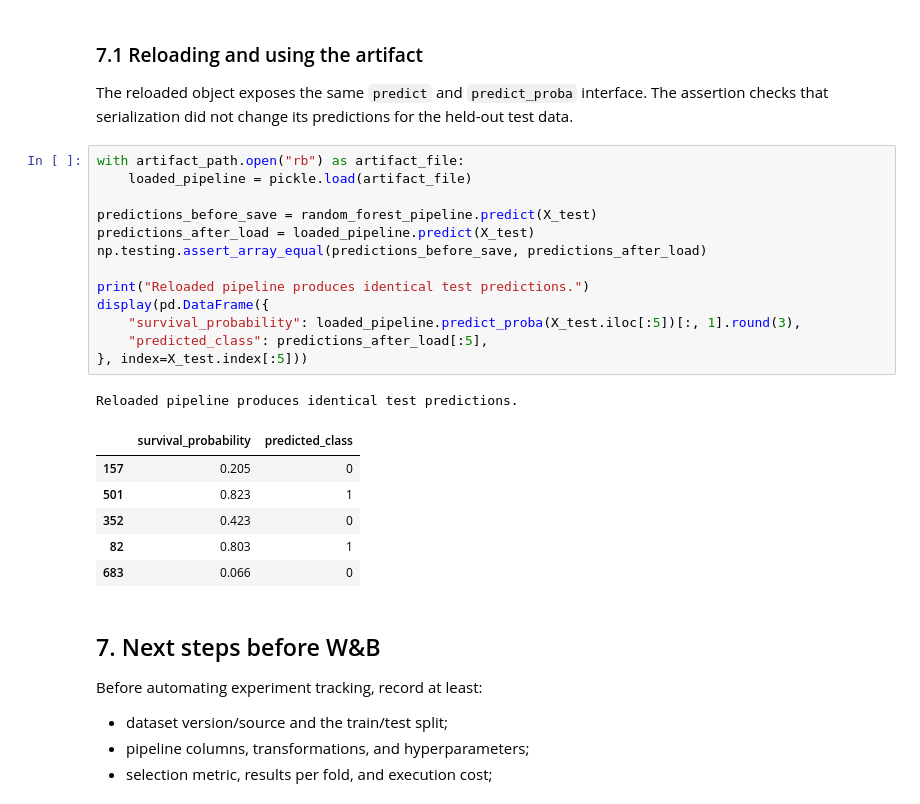
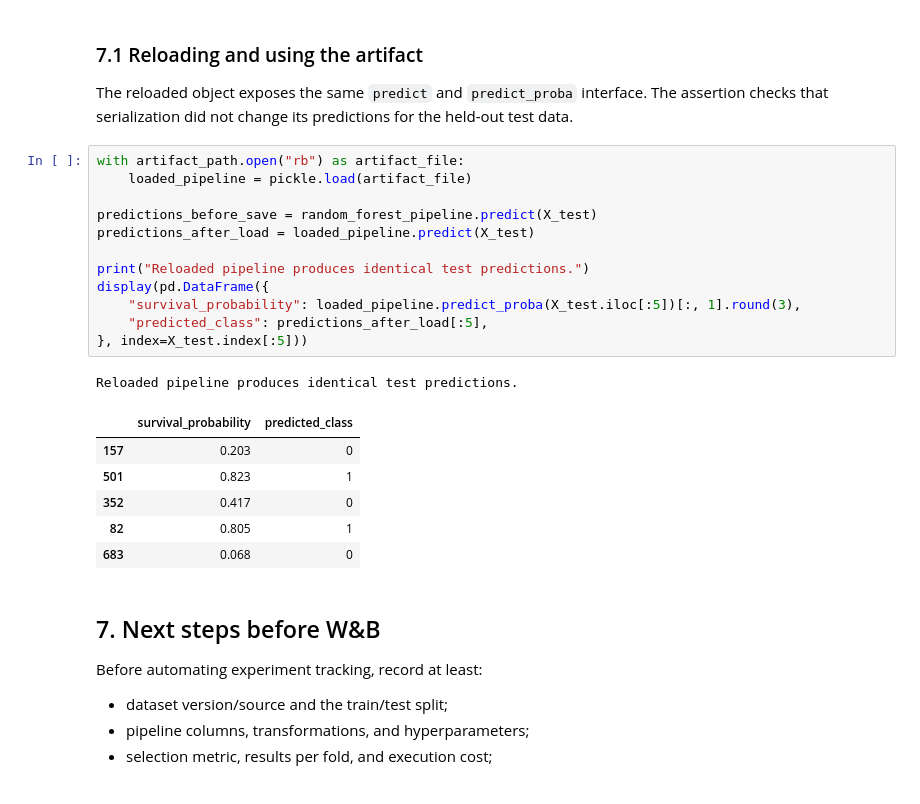
Before and after one commit to sbarbonjr/440MI, a Jupyter notebook: notebooks/Class18_Scikit_Learn_Modeling_Basics_Titanic.ipynb, the cells around one changed output. Saved outputs shown, nothing was run; the diff lists cells and outputs as text.

```diff
--- a/notebooks/Class18_Scikit_Learn_Modeling_Basics_Titanic.ipynb
+++ b/notebooks/Class18_Scikit_Learn_Modeling_Basics_Titanic.ipynb
@@ -435,24 +435,23 @@ The reloaded object exposes the same `predict` and `predict_proba` interface. Th
 # %%
 with artifact_path.open("rb") as artifact_file:
     loaded_pipeline = pickle.load(artifact_file)
 
 predictions_before_save = random_forest_pipeline.predict(X_test)
 predictions_after_load = loaded_pipeline.predict(X_test)
-np.testing.assert_array_equal(predictions_before_save, predictions_after_load)
 
 print("Reloaded pipeline produces identical test predictions.")
 display(pd.DataFrame({
     "survival_probability": loaded_pipeline.predict_proba(X_test.iloc[:5])[:, 1].round(3),
     "predicted_class": predictions_after_load[:5],
 }, index=X_test.index[:5]))
 # %% [output]
 Reloaded pipeline produces identical test predictions.
 |  | survival_probability | predicted_class |
-| 157 | 0.205 | 0 |
+| 157 | 0.203 | 0 |
 | 501 | 0.823 | 1 |
-| 352 | 0.423 | 0 |
-| 82 | 0.803 | 1 |
-| 683 | 0.066 | 0 |
+| 352 | 0.417 | 0 |
+| 82 | 0.805 | 1 |
+| 683 | 0.068 | 0 |
 # %% [markdown]
 ## 7. Next steps before W&B
 
```
Also changed, not shown: parts of 5 cells of this notebook, 1 other file.
